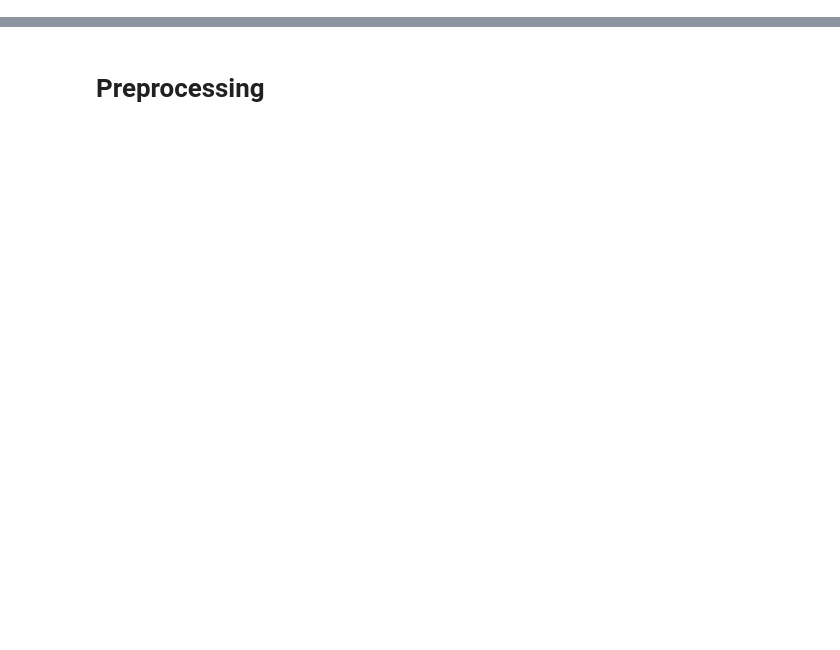
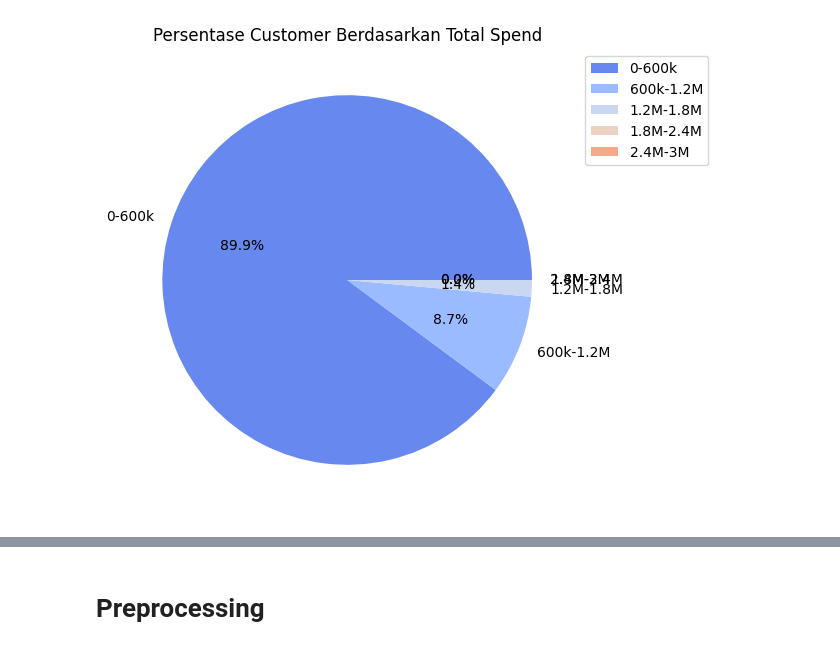
Before and after one commit to carsen09/uas-data-mining, a Jupyter notebook: notebook.ipynb, the cells around one changed output, grey strips where cells are left out. Cells and saved outputs as stored; diff of their text form; code cells hidden in the pictures; blank space fills up the shorter version.

Commit message:
association rule done,visualisasi v1

```diff
--- a/notebook.ipynb
+++ b/notebook.ipynb
@@ -0,0 +122,20 @@
+# %%
+
+df2 = df.copy()
+# Preprocess
+df2 = df2[df2['order_item_type'] != 'shipping']
+# Ganti koma jadi titik, ubah ke float
+df2['total_amount'] = df2['total_amount'].str.replace(',', '.').astype(float)
+# Format agar nol di belakang koma hilang, misal: 151900.0 -> 151900
+df2['total_amount'] = df2['total_amount'].map(lambda x: int(x) if x.is_integer() else x)
+df2['order_date'] = pd.to_datetime(df2['order_date'])
+df2["customer_name"] = df2["first_name"] + " " + df2["last_name"]
+
+df2.drop(columns=['country', 'order_item_type', 'first_name', 'last_name'], inplace=True)
+
+# Ubah urutan kolom agar full_name menjadi yang pertama
+df2 = df2[["order_id", "order_date", "ip_address", "total_amount", "customer_id", "customer_name", "email", "state", "city", "order_item_name", "product_qty"]]
+
+print(f"DF Clean: {df2.shape[0]} rows x {df2.shape[1]} columns")
+df2.info()
+df2.head(20)
@@ -0,0 +276,70 @@
+# %%
+import matplotlib.pyplot as plt
+import seaborn as sns
+import numpy as np
+
+customer_sales = df2.groupby("customer_name")["total_amount"].sum().reset_index()
+customer_sales.columns = ["customer_name", "total_spent"]
+
+bins = [0, 500, 1000, 2000, 3000, 4000]  # Rentang pengeluaran
+
+# Buat rentang kategori dari 0 hingga 3.000.000 dalam beberapa kelompok
+bins = np.linspace(0, 3_000_000, 6)  # Membuat 6 rentang dari 0 sampai 3.000.000
+labels = ["0-600k", "600k-1.2M", "1.2M-1.8M", "1.8M-2.4M", "2.4M-3M"]
+
+customer_sales["spend_category"] = pd.cut(customer_sales["total_spent"], bins=bins, labels=labels, right=True)
+
+# Hitung jumlah customer di setiap kategori
+spend_distribution = customer_sales["spend_category"].value_counts().sort_index()
+
+# plt.figure(figsize=(6, 6))
+
+# # Buat pie chart dengan penyesuaian posisi label
+# plt.pie(
+#     spend_distribution,
+#     labels=spend_distribution.index,
+#     autopct="%1.1f%%",
+#     colors=sns.color_palette("coolwarm"),
+#     labeldistance=1.2,  # Memindahkan label lebih jauh dari lingkaran
+#     pctdistance=0.8  # Memindahkan persentase ke bagian dalam
+# )
+
+# plt.title("Persentase Customer Berdasarkan Total Spend")
+
+# # Tambahkan legend agar label tidak saling berdekatan
+
+# plt.show()
+
+# plt.figure(figsize=(8, 5))
+# sns.barplot(x=spend_distribution.index, y=spend_distribution.values, palette="coolwarm")
+
+# plt.xlabel("Range Total Spend (IDR)")
+# plt.ylabel("Jumlah Customer")
+# plt.title("Distribusi Customer Berdasarkan Total Spend")
+# plt.show()
+
+plt.figure(figsize=(6, 6))
+plt.pie(spend_distribution, labels=spend_distribution.index, autopct="%1.1f%%", colors=sns.color_palette("coolwarm"))
+plt.title("Persentase Customer Berdasarkan Total Spend")
+plt.legend(spend_distribution.index, loc="best", bbox_to_anchor=(1, 1))
+plt.show()
+
+# df["spend_category"] = pd.cut(df["total_spent"], bins=bins, labels=labels, right=True)
+
+# # Hitung jumlah customer dalam setiap kategori
+# spend_distribution = df["spend_category"].value_counts().sort_index()
+# plt.figure(figsize=(18, 5))
+# sns.barplot(x="customer_name", y="total_spent", data=customer_sales, palette="coolwarm")
+
+# plt.xlabel("Customer")
+# plt.ylabel("Total Pembelian (IDR)")
+# plt.title("Total Pembelian dari Masing-Masing Customer")
+# plt.xticks(rotation=45)  # Memiringkan label agar lebih mudah dibaca
+# plt.show()
+# customer_sales["total_amount"].hist()
+# plt.title("Distribution of Total Amount")
+# plt.xlabel("Total Amount")
+# plt.ylabel("Count")
+# plt.show()
+# %% [output]
+[figure, added]
```
Also changed, not shown: parts of 67 cells of this notebook, 32 other files.
